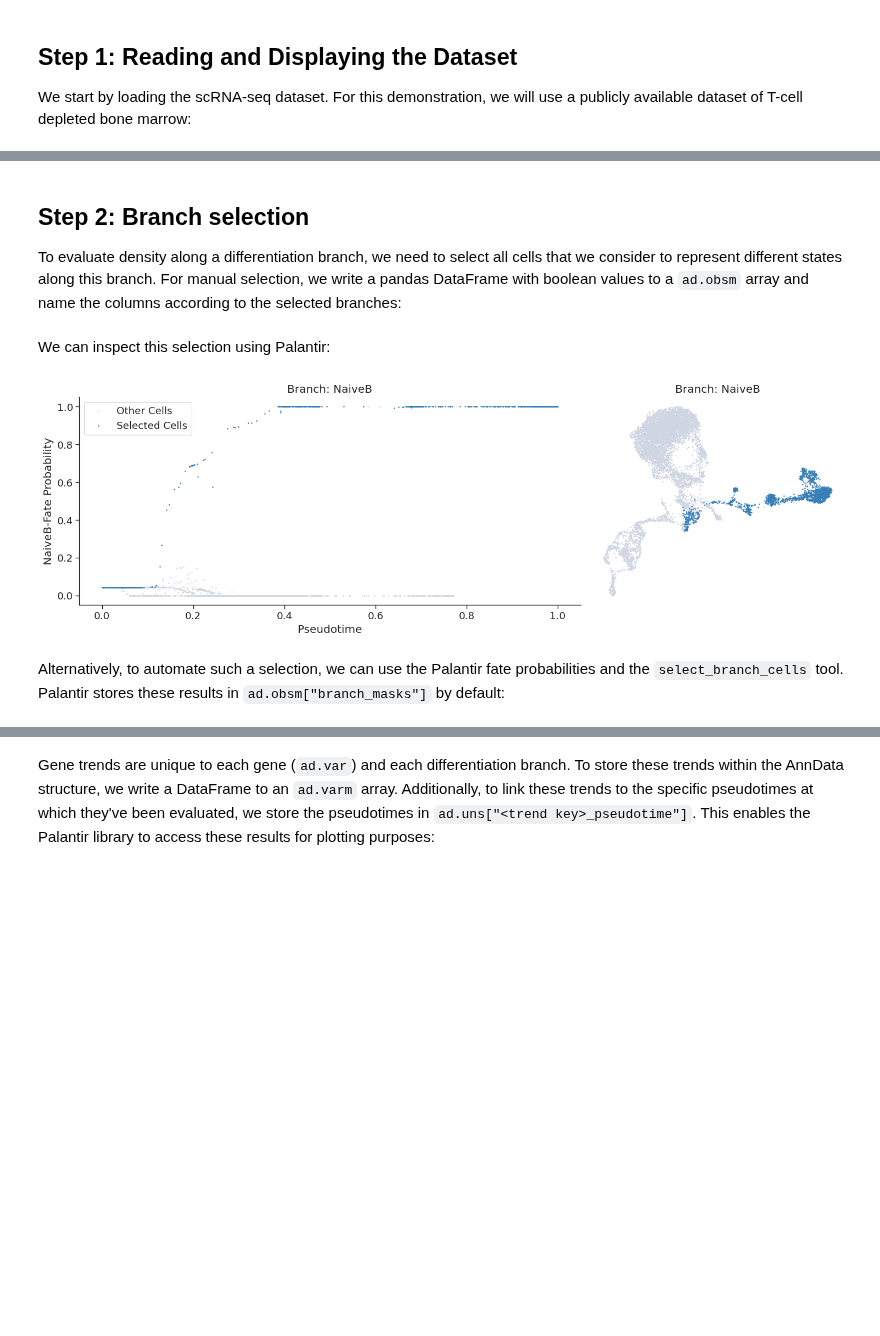
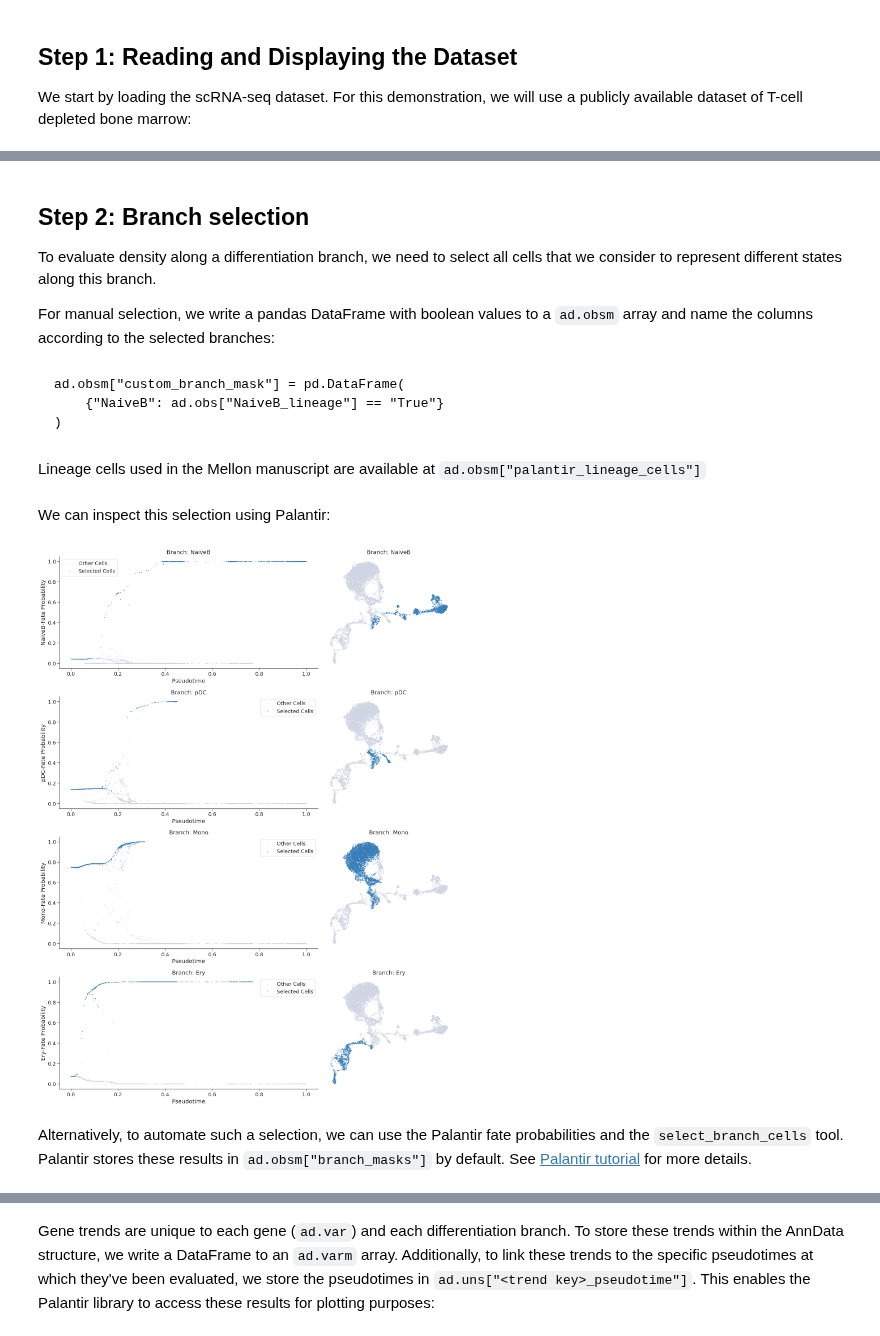
Before and after one commit to settylab/Mellon, a Jupyter notebook: notebooks/trajectory-trends_tutorial.ipynb, the cells around one changed output, grey strips where cells are left out. Drawn from its saved outputs; the diff is of its cells as text; code cells hidden in the pictures; blank space fills up the shorter version.

Commit message:
Updates to tutorials, adding gene change analysis tutorial, updating notebook order in tutorials

````diff
--- a/notebooks/trajectory-trends_tutorial.ipynb
+++ b/notebooks/trajectory-trends_tutorial.ipynb
@@ -27,7 +32,7 @@ warnings.simplefilter("ignore", category=NumbaDeprecationWarning)
 
 We start by loading the scRNA-seq dataset. For this demonstration, we will use a publicly available dataset of T-cell depleted bone marrow:
 # %%
-ad_url = "https://fh-pi-setty-m-eco-public.s3.amazonaws.com/mellon-tutorial/preprocessed_t-cell-depleted-bm.h5ad"
-ad = sc.read("data/preprocessed_t-cell-depleted-bm.h5ad", backup_url=ad_url)
-sc.pl.scatter(ad, basis="umap", color="celltype")
+ad_url = "https://fh-pi-setty-m-eco-public.s3.amazonaws.com/mellon-tutorial/preprocessed_t-cell-depleted-bm-rna.h5ad"
+ad = sc.read("data/preprocessed_t-cell-depleted-bm-rna.h5ad", backup_url=ad_url)
+ad
 # %% [output]
@@ -49,17 +49,23 @@ ad.obsm["palantir_fate_probabilities"].head()
 # %% [markdown]
 ## Step 2: Branch selection
 
-To evaluate density along a differentiation branch, we need to select all cells that we consider to represent different states along this branch. For manual selection, we write a pandas DataFrame with boolean values to a `ad.obsm` array and name the columns according to the selected branches:
+To evaluate density along a differentiation branch, we need to select all cells that we consider to represent different states along this branch.
+
+For manual selection, we write a pandas DataFrame with boolean values to a `ad.obsm` array and name the columns according to the selected branches:
-# %%
-ad.obsm["custom_branch_mask"] = pd.DataFrame(
-    {"NaiveB": ad.obs["NaiveB_lineage"] == "True"}
-)
+# %% [markdown]
+```
+ad.obsm["custom_branch_mask"] = pd.DataFrame(
+    {"NaiveB": ad.obs["NaiveB_lineage"] == "True"}
+)
+```
+# %% [markdown]
+Lineage cells used in the Mellon manuscript are available at `ad.obsm["palantir_lineage_cells"]`
 # %% [markdown]
 We can inspect this selection using Palantir:
 # %%
-palantir.plot.plot_branch_selection(ad, masks_key="custom_branch_mask", s=1)
+palantir.plot.plot_branch_selection(ad, masks_key="palantir_lineage_cells", s=1)
 plt.show()
 # %% [output]
-[figure, old version]
+[figure, new version]
 # %% [markdown]
-Alternatively, to automate such a selection, we can use the Palantir fate probabilities and the `select_branch_cells` tool. Palantir stores these results in `ad.obsm["branch_masks"]` by default:
+Alternatively, to automate such a selection, we can use the Palantir fate probabilities and the `select_branch_cells` tool. Palantir stores these results in `ad.obsm["branch_masks"]` by default. See [Palantir tutorial](https://github.com/dpeerlab/Palantir/blob/master/notebooks/Palantir_sample_notebook.ipynb) for more details.
````
Also changed, not shown: parts of 16 cells of this notebook, 4 other files.
